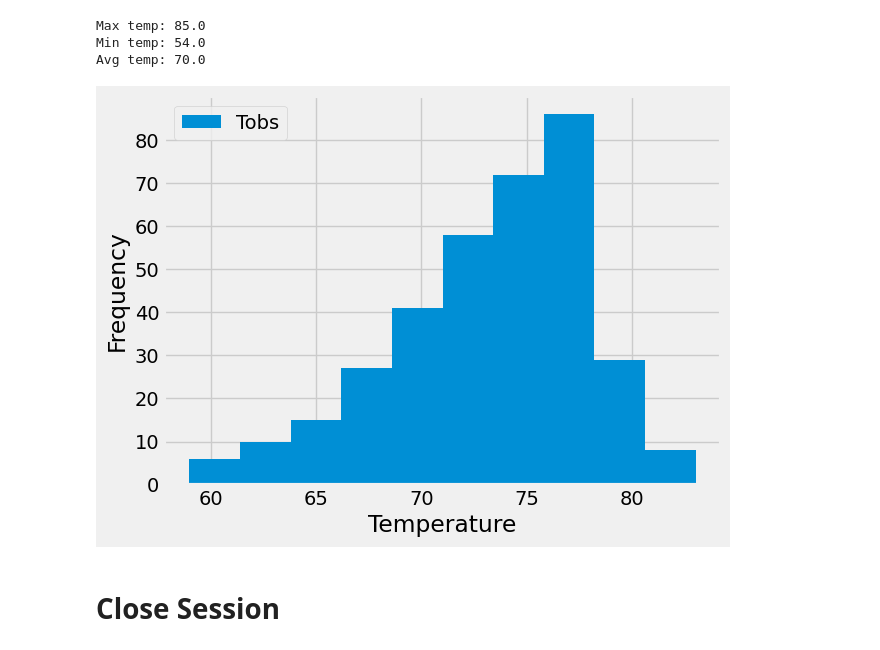
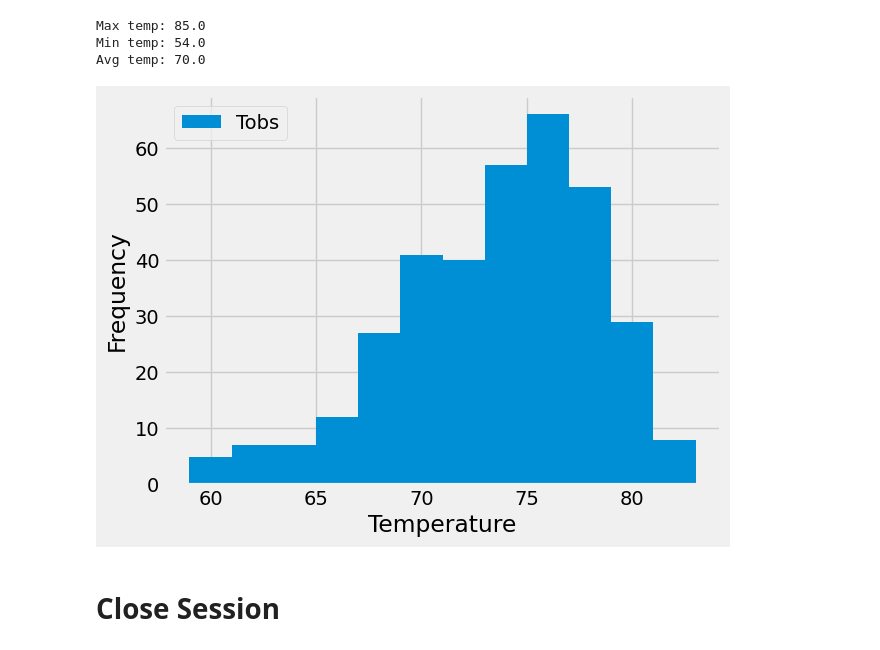
Before and after one commit to caitepley/sqlalchemy-challenge, a Jupyter notebook: SurfsUp/climate_starter.ipynb, the cells around one changed output. Saved outputs shown, nothing was run; the diff lists cells and outputs as text; code cells hidden in the pictures.

Commit message:
update histogram

```diff
--- a/SurfsUp/climate_starter.ipynb
+++ b/SurfsUp/climate_starter.ipynb
@@ -177,20 +177,20 @@ Avg temp: 70.0
 # %%
 # Using the most active station id
 # Query the last 12 months of temperature observation data for this station and plot the results as a histogram
 sel = [Measurement.date,Measurement.tobs]
 year_data = sess.query(*sel).filter(Measurement.station =='USC00519281', Measurement.date<='2017-08-23',Measurement.date>='2016-08-23')
 year_data = pd.DataFrame(year_data,columns=['date','tobs'])
 #year_data.dropna()
 
 
-plt.hist(year_data['tobs'])
-plt.yticks(np.arange(0,90,10))
+plt.hist(year_data['tobs'],bins=12)
+plt.yticks(np.arange(0,70,10))
 plt.xlabel('Temperature')
 plt.ylabel('Frequency')
 plt.legend(['Tobs'],loc='upper left')
 plt.show()
 # %% [output]
-[figure, old version]
+[figure, new version]
 # %% [markdown]
 # Close Session
 # %%
```
